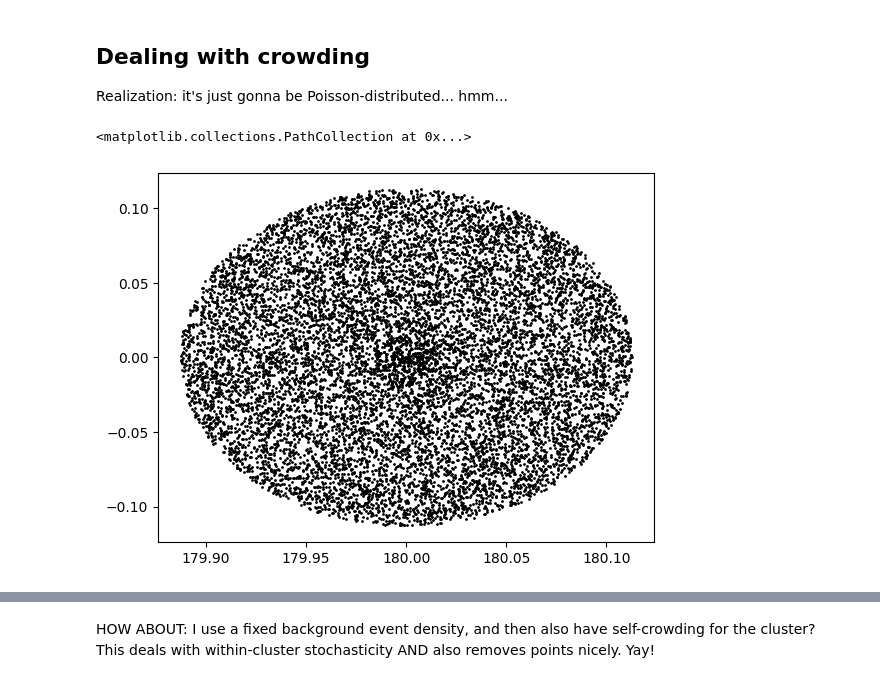
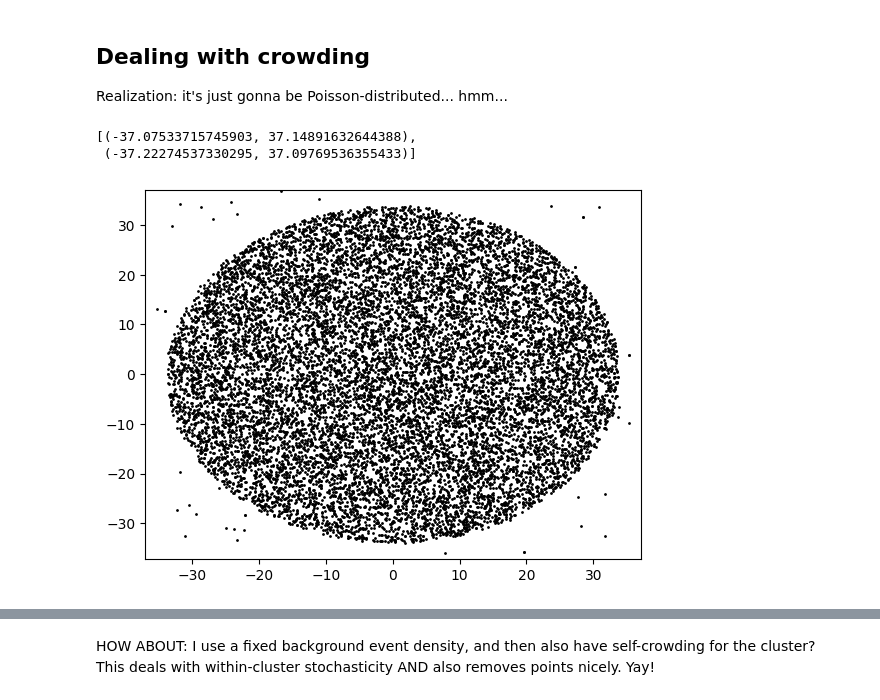
Before and after one commit to emilyhunt/gaianir-open-clusters, a Jupyter notebook: prototypes/synthpop/synthpop+cluster.ipynb, the cells around one changed output, grey strips where cells are left out. Saved outputs shown, nothing was run; the diff lists cells and outputs as text; code cells hidden in the pictures.

```diff
--- a/prototypes/synthpop/synthpop+cluster.ipynb
+++ b/prototypes/synthpop/synthpop+cluster.ipynb
@@ -26,9 +29,9 @@ from sklearn.neighbors import NearestNeighbors
 # %% [markdown]
 ## Region sim!
 # %%
-l = 180
+l = 10
 b = 0
 # %%
-region, area = simulate_region(l, b, 1/60**2, minimum_stars=10000)
+region, crowding_metadata = simulate_region(l, b, 1/60**2, minimum_stars=10000)
 # %% [output]
 Initializing populations for first time...
@@ -187,17 +190,20 @@ plt.gca().set(xlabel="N", ylabel="pmra error (uas/yr)")
 
 Realization: it's just gonna be Poisson-distributed... hmm...
 # %%
-region_good = region.query("N < 22").reset_index(drop=True)
+region_good = region.query("gaianir_n < 22").reset_index(drop=True)
 obs_good = (
     cluster.observations["gaianir-l-10-(combined)"]
     .query("gaianir_n < 22")
     .sort_values("gaianir_n", ascending=True)
     .reset_index(drop=True)
 )
 
-plt.scatter(region_good["l"], region_good["b"], s=1, c="k")
-plt.scatter(obs_good["l"], obs_good["b"], s=1, c="k")
+plt.scatter(60**2 * (region_good["l"] - l), 60**2 * (region_good["b"] - b), s=1, c="k")
+xlim, ylim = plt.gca().get_xlim(), plt.gca().get_ylim()
+plt.scatter(60**2 * (obs_good["l"] - l), 60**2 * (obs_good["b"] - b), s=1, c="k")
+plt.gca().set(xlim=xlim, ylim=ylim)
 # plt.sca
 # %% [output]
-<matplotlib.collections.PathCollection at 0x...>
+[(-37.07533715745903, 37.14891632644388),
+ (-37.22274537330295, 37.09769536355433)]
-[figure, old version]
+[figure, new version]
```
Also changed, not shown: parts of 34 cells of this notebook, 2 other files.
